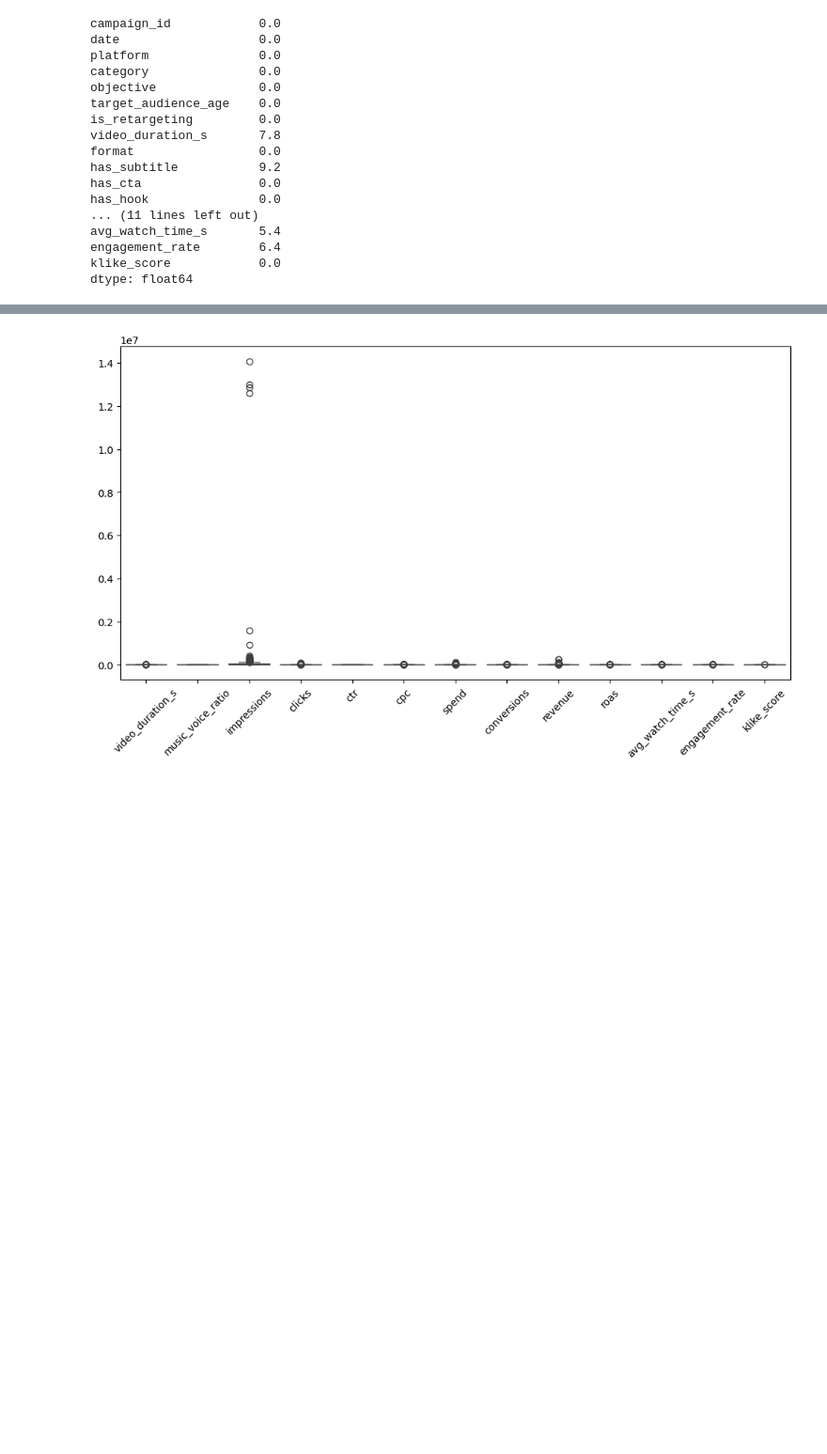
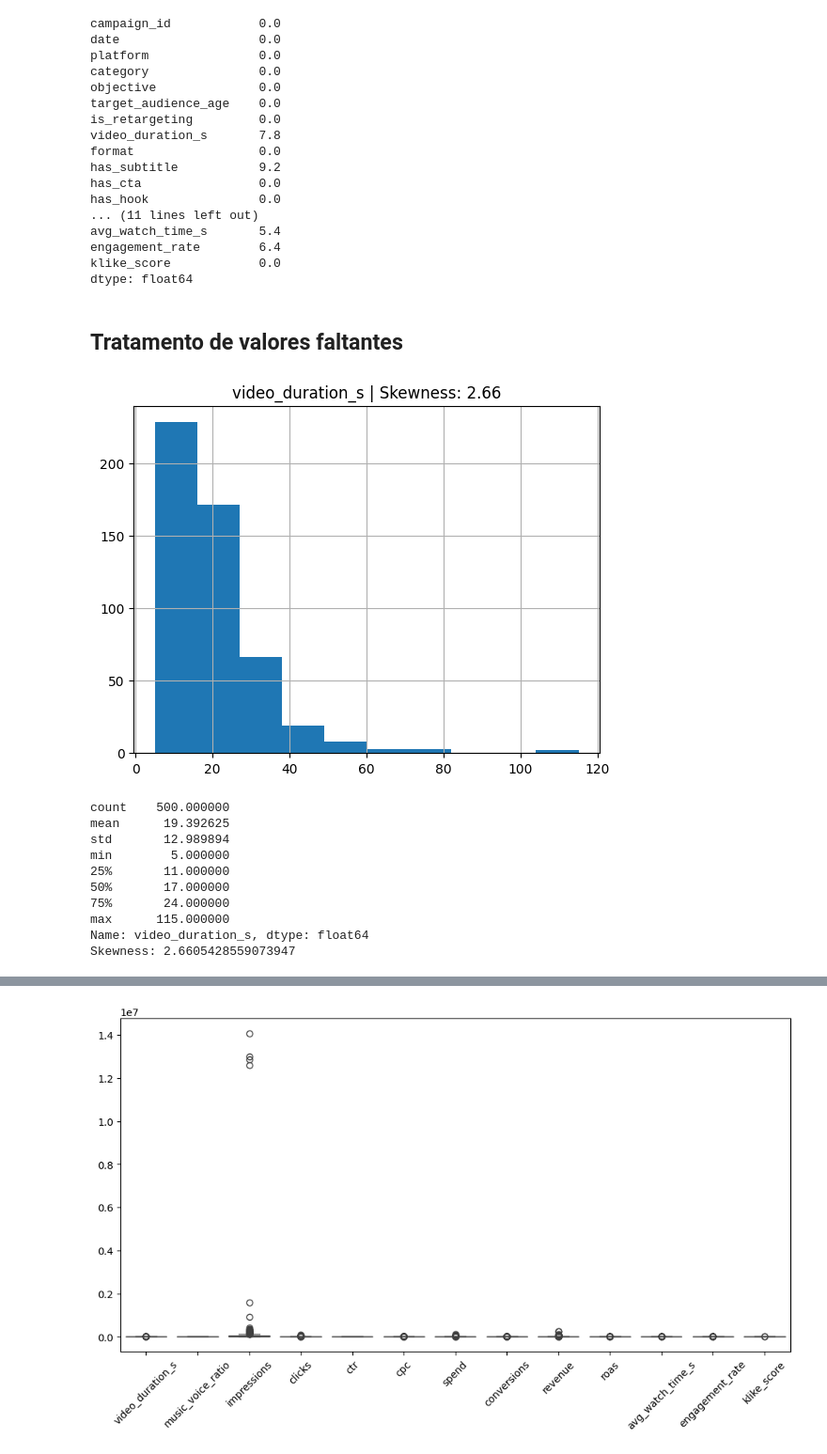
Before and after one commit to MathyLima/video-ad-scorer, a Jupyter notebook: 01_eda.ipynb, the cells around one changed output, grey strips where cells are left out. Shown at 94% size. Saved outputs shown, nothing was run; the diff lists cells and outputs as text; code cells hidden in the pictures; blank space fills up the shorter version.

Commit message:
feat: tratamento de dados faltantes

```diff
--- a/01_eda.ipynb
+++ b/01_eda.ipynb
@@ -88,3 +88,5 @@ avg_watch_time_s       5.4
 engagement_rate        6.4
 klike_score            0.0
 dtype: float64
+# %% [markdown]
+## Tratamento de valores faltantes
@@ -90,0 +100,26 @@ dtype: float64
+# %%
+# Skewness > 1 -> mediana
+skew_val = df['video_duration_s'].skew()
+
+fig, ax = plt.subplots()
+df['video_duration_s'].hist(ax=ax)
+ax.set_title(f'video_duration_s | Skewness: {skew_val:.2f}')
+plt.show()
+
+print(df['video_duration_s'].describe())
+print(f"Skewness: {skew_val}")
+
+# Preenche NaNs com a mediana da coluna
+df['video_duration_s'] = df['video_duration_s'].fillna(df['video_duration_s'].median())
+# %% [output]
+[figure, added]
+count    500.000000
+mean      19.392625
+std       12.989894
+min        5.000000
+25%       11.000000
+50%       17.000000
+75%       24.000000
+max      115.000000
+Name: video_duration_s, dtype: float64
+Skewness: 2.6605428559073947
```
Also changed, not shown: parts of 15 cells of this notebook, 2 other files.
